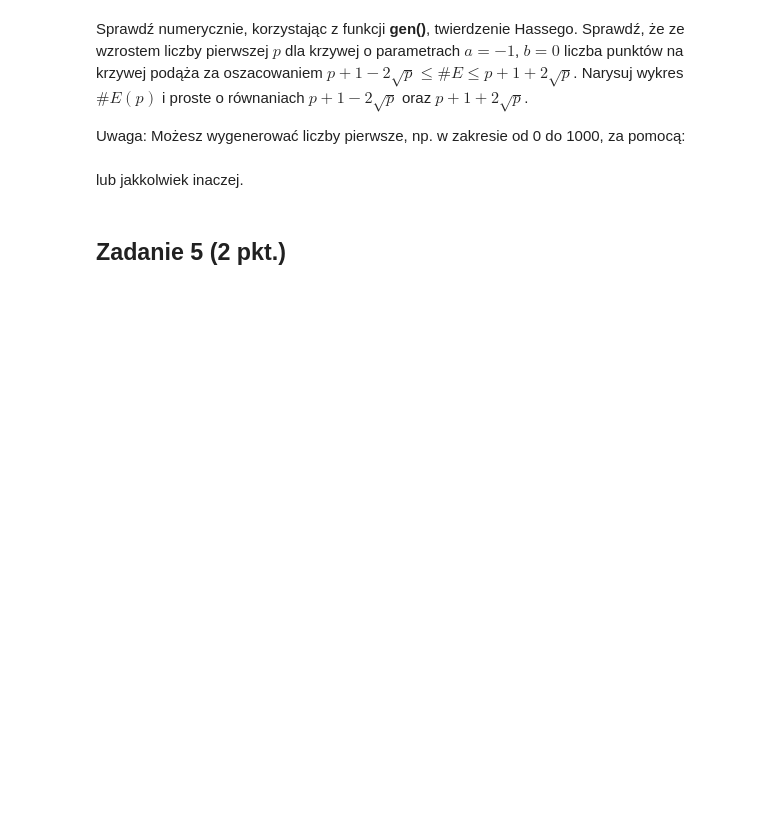
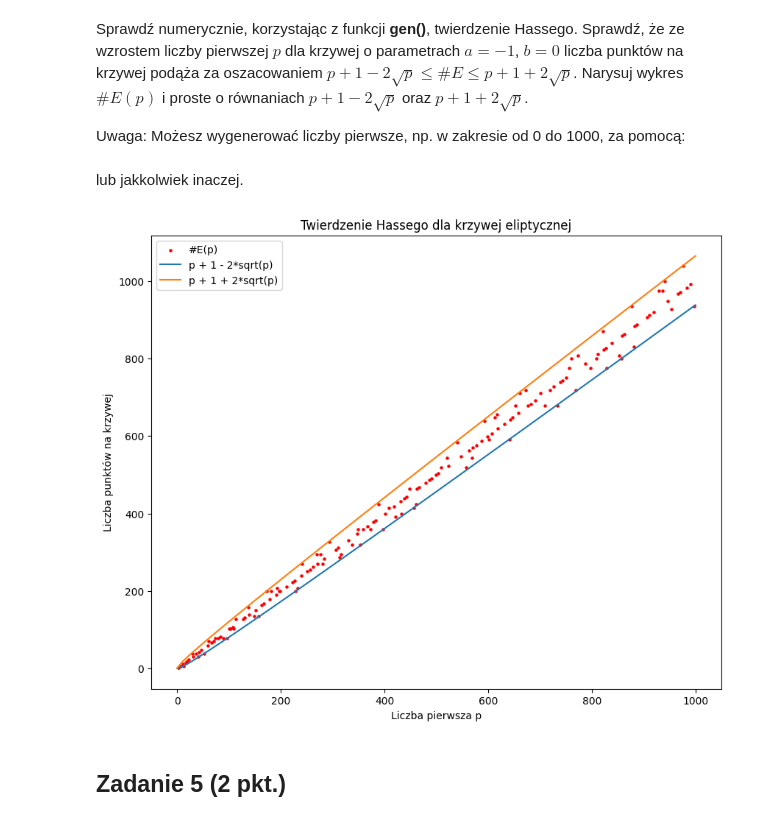
Before and after one commit to mawojcik/cryptography, a Jupyter notebook: Lista8/Lista8.ipynb, the cells around one changed output. Drawn from its saved outputs; the diff is of its cells as text; code cells hidden in the pictures; blank space fills up the shorter version.

```diff
--- a/Lista8/Lista8.ipynb
+++ b/Lista8/Lista8.ipynb
@@ -163,9 +163,38 @@ Sprawdź numerycznie, korzystając z funkcji **gen()**, twierdzenie Hassego. Spr
 Uwaga: Możesz wygenerować liczby pierwsze, np. w zakresie od 0 do 1000, za pomocą:
 # %%
 from sympy import primerange
-list(primerange(0,1000))
+prime = list(primerange(0, 1000))
 # %% [markdown]
 lub jakkolwiek inaczej.
+# %%
+a = -1
+b = 0
+
+num_points = []
+lower = []
+upper = []
+
+for p in prime:
+    points = gen(a, b, p)
+    num_points.append(len(points))
+
+y_range = range(0, 1010, 10)
+for x in y_range:
+    lower.append(x + 1 - 2 * np.sqrt(x))
+    upper.append(x + 1 + 2 * np.sqrt(x))
+
+plt.figure(figsize=(10, 8))
+plt.scatter(prime, num_points, color='r', s=5, label='#E(p)')
+plt.plot(y_range, lower, label='p + 1 - 2*sqrt(p)')
+plt.plot(y_range, upper, label='p + 1 + 2*sqrt(p)')
+
+plt.title('Twierdzenie Hassego dla krzywej eliptycznej')
+plt.xlabel('Liczba pierwsza p')
+plt.ylabel('Liczba punktów na krzywej')
+plt.legend()
+plt.show()
+# %% [output]
+[figure, added]
 # %% [markdown]
 ## Zadanie 5 (2 pkt.)
 # %% [markdown]
```
